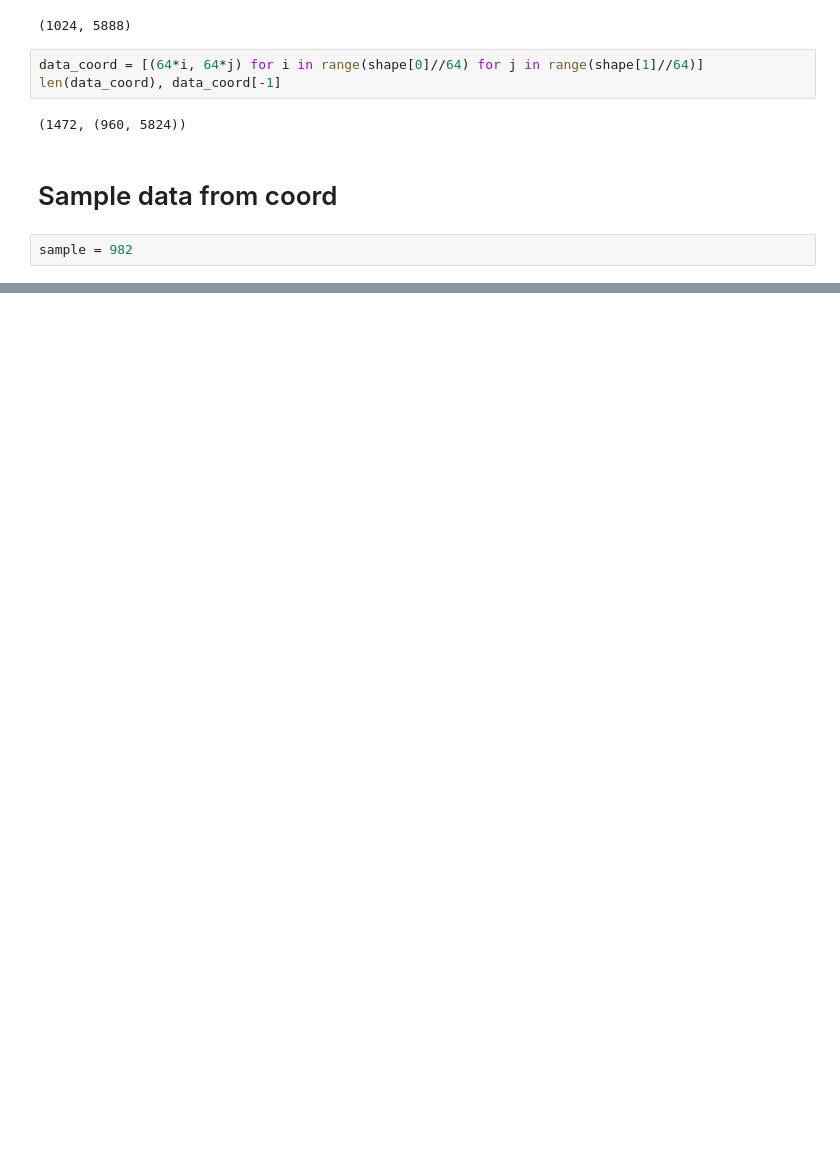
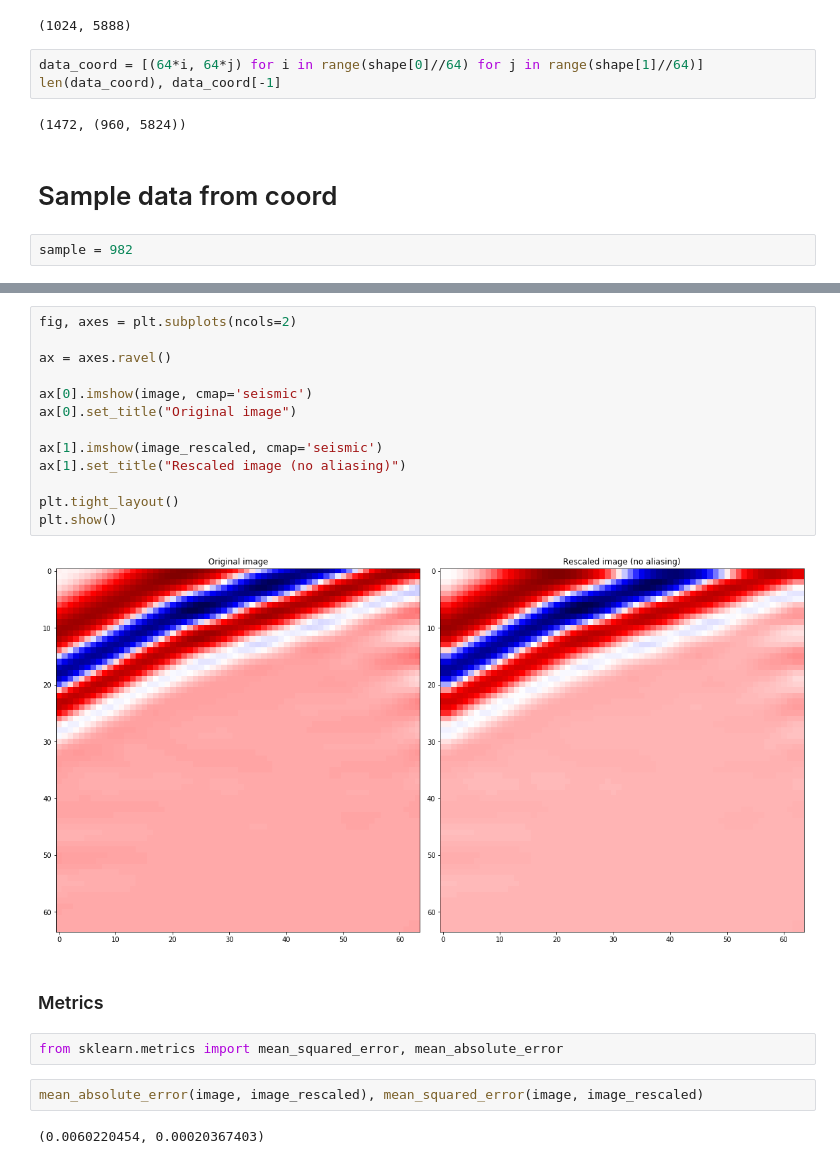
Before and after one commit to Pedalves/super-resolution, a Jupyter notebook: ipynb/data_visualization.ipynb, the cells around one changed output, grey strips where cells are left out. Drawn from its saved outputs; the diff is of its cells as text; blank space fills up the shorter version.

```diff
--- a/ipynb/data_visualization.ipynb
+++ b/ipynb/data_visualization.ipynb
@@ -114,0 +145,23 @@ plt.imshow(dr.vel[data_coord[sample][0] : data_coord[sample][0]+64,
+# %%
+fig, axes = plt.subplots(ncols=2)
+
+ax = axes.ravel()
+
+ax[0].imshow(image, cmap='seismic')
+ax[0].set_title("Original image")
+
+ax[1].imshow(image_rescaled, cmap='seismic')
+ax[1].set_title("Rescaled image (no aliasing)")
+
+plt.tight_layout()
+plt.show()
+# %% [output]
+[figure, added]
+# %% [markdown]
+### Metrics
+# %%
+from sklearn.metrics import mean_squared_error, mean_absolute_error
+# %%
+mean_absolute_error(image, image_rescaled), mean_squared_error(image, image_rescaled)
+# %% [output]
+(0.0060220454, 0.00020367403)
```
Also changed, not shown: parts of 11 cells of this notebook.
